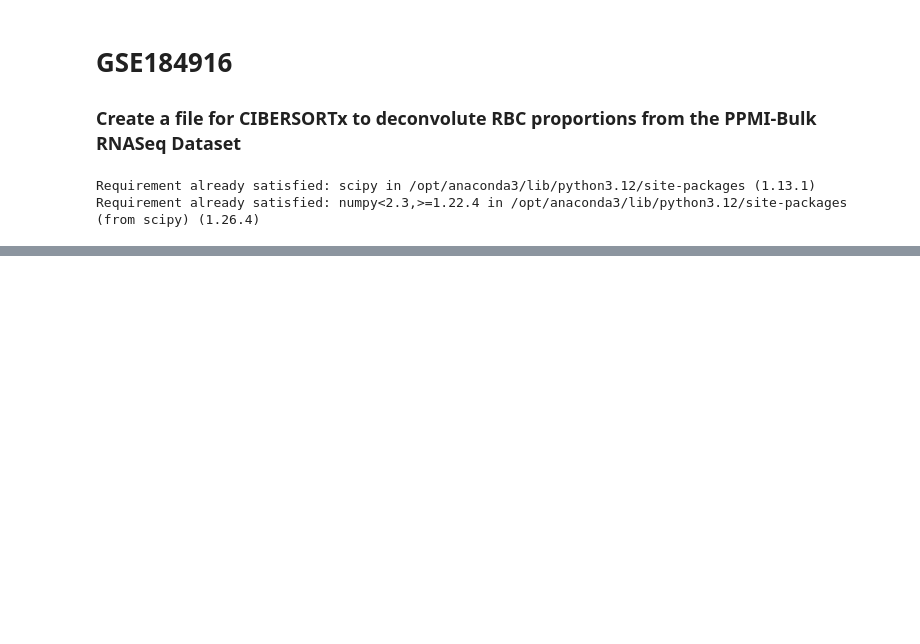
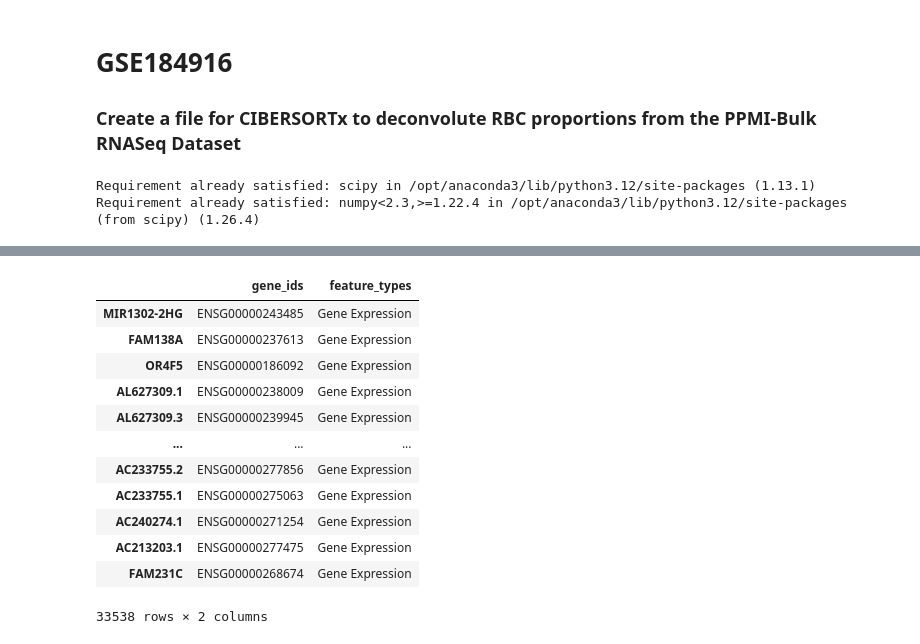
Before and after one commit to perpk/ppmi-wip, a Jupyter notebook: ppmi-wip.pre-deconvolution-scRNA-RBC.ipynb, the cells around one changed output, grey strips where cells are left out. Saved outputs shown, nothing was run; the diff lists cells and outputs as text; code cells hidden in the pictures; blank space fills up the shorter version.

```diff
--- a/ppmi-wip.pre-deconvolution-scRNA-RBC.ipynb
+++ b/ppmi-wip.pre-deconvolution-scRNA-RBC.ipynb
@@ -40,0 +37,2 @@ ppmi_counts_df.iloc[:, :1000].to_csv("/Users/kpax/Documents/aep/study/MSC/lab/PP
+# %%
+adata.X = adata.X.toarray() if scipy.sparse.issparse(adata.X) else adata.X
@@ -40,0 +49,3 @@ ppmi_counts_df.iloc[:, :1000].to_csv("/Users/kpax/Documents/aep/study/MSC/lab/PP
+# %%
+# Add all the values from `adata.obs.index` as an array with dtype='<U9' to `adata.uns` under the key 'cell_types'
+adata.uns = {'cell_types': adata.var.index.to_numpy()}
@@ -40,0 +98,16 @@ ppmi_counts_df.iloc[:, :1000].to_csv("/Users/kpax/Documents/aep/study/MSC/lab/PP
+# %%
+adata.obs
+# %% [output]
+|  | gene_ids | feature_types |
+| MIR1302-2HG | ENSG00000243485 | Gene Expression |
+| FAM138A | ENSG00000237613 | Gene Expression |
+| OR4F5 | ENSG00000186092 | Gene Expression |
+| AL627309.1 | ENSG00000238009 | Gene Expression |
+| AL627309.3 | ENSG00000239945 | Gene Expression |
+| ... | ... | ... |
+| AC233755.2 | ENSG00000277856 | Gene Expression |
+| AC233755.1 | ENSG00000275063 | Gene Expression |
+| AC240274.1 | ENSG00000271254 | Gene Expression |
+| AC213203.1 | ENSG00000277475 | Gene Expression |
+| FAM231C | ENSG00000268674 | Gene Expression |
+33538 rows × 2 columns
```
Also changed, not shown: parts of 18 cells of this notebook, 13 other files.
